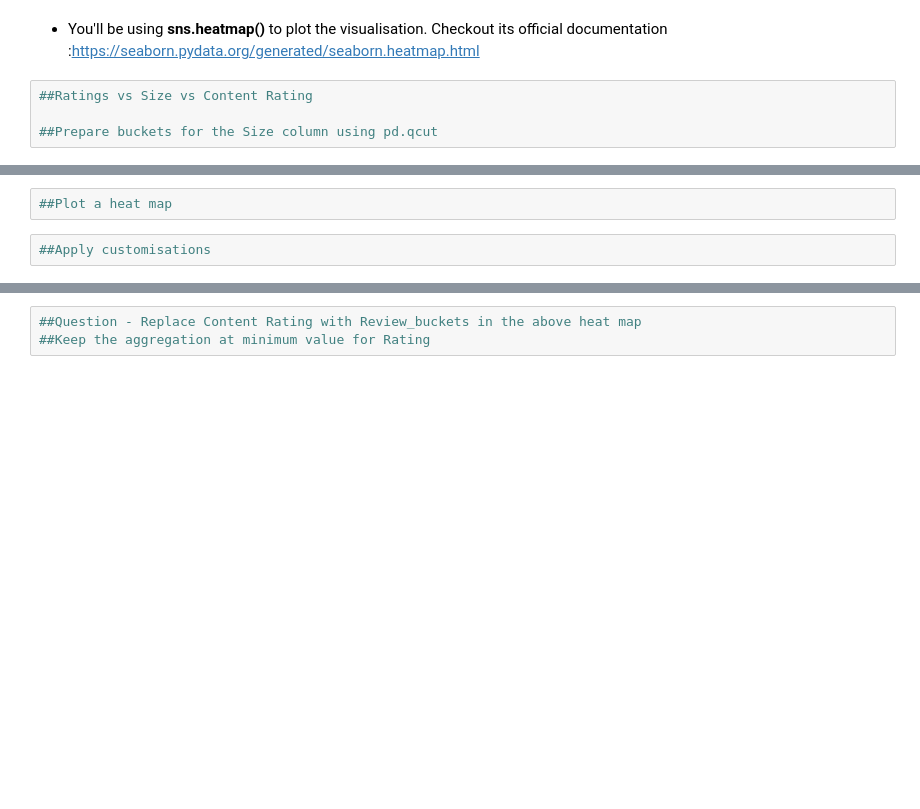
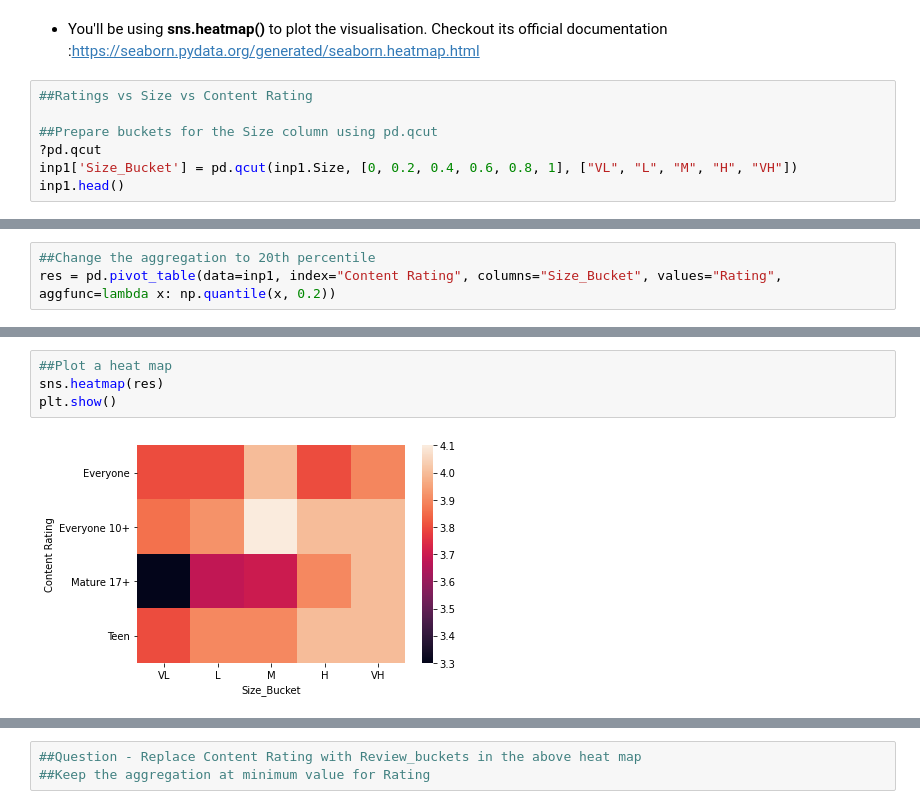
Before and after one commit to teerapat1739/multipurpose-jupyter-notebook, a Jupyter notebook: notebooks/Data Visualisation in Python - Case Study.ipynb, the cells around one changed output, grey strips where cells are left out. Drawn from its saved outputs; the diff is of its cells as text; blank space fills up the shorter version.

Commit message:
heatmap

```diff
--- a/notebooks/Data Visualisation in Python - Case Study.ipynb
+++ b/notebooks/Data Visualisation in Python - Case Study.ipynb
@@ -816,3 +830,6 @@ Heat mapsutilise the concept of using colours and colour intensities to visualis
 ##Ratings vs Size vs Content Rating
 
 ##Prepare buckets for the Size column using pd.qcut
+?pd.qcut
+inp1['Size_Bucket'] = pd.qcut(inp1.Size, [0, 0.2, 0.4, 0.6, 0.8, 1], ["VL", "L", "M", "H", "VH"])
+inp1.head()
@@ -825,2 +863,5 @@ Heat mapsutilise the concept of using colours and colour intensities to visualis
+# %%
+##Change the aggregation to 20th percentile
+res = pd.pivot_table(data=inp1, index="Content Rating", columns="Size_Bucket", values="Rating", aggfunc=lambda x: np.quantile(x, 0.2))
 # %%
 ##Store the pivot table in a separate variable
@@ -827,4 +871,6 @@ Heat mapsutilise the concept of using colours and colour intensities to visualis
 # %%
 ##Plot a heat map
+sns.heatmap(res)
+plt.show()
+# %% [output]
+[figure, added]
-# %%
-##Apply customisations
```
Also changed, not shown: parts of 14 cells of this notebook.
